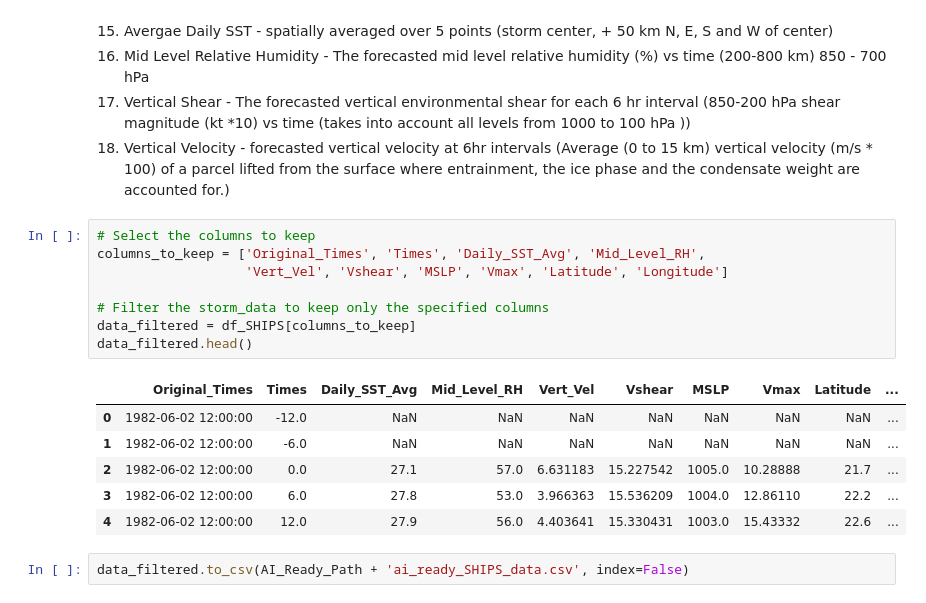
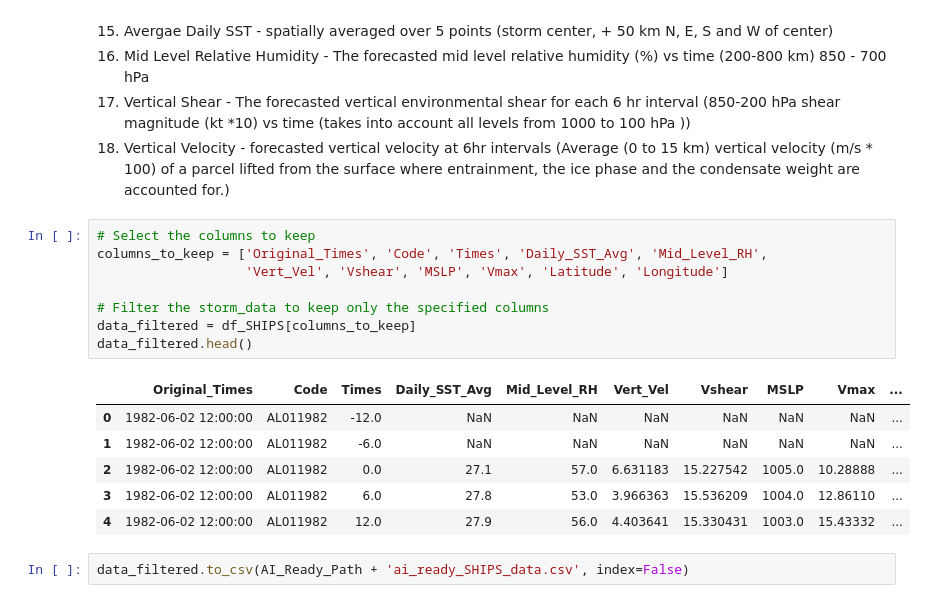
Before and after one commit to UW-MLGEO/MLGEO2024_TC_Tracks_Intensity, a Jupyter notebook: notebooks/Prepare_AI_Ready_Data.ipynb, the cells around one changed output. Drawn from its saved outputs; the diff is of its cells as text.

```diff
--- a/notebooks/Prepare_AI_Ready_Data.ipynb
+++ b/notebooks/Prepare_AI_Ready_Data.ipynb
@@ -44,18 +44,18 @@ The data consist of 18 columns and 318550 rows. The rows are labelled as follows
 18. Vertical Velocity - forecasted vertical velocity at 6hr intervals (Average (0 to 15 km) vertical velocity (m/s * 100) of a parcel lifted from the surface where entrainment, the ice phase and the condensate weight are accounted for.)
 # %%
 # Select the columns to keep
-columns_to_keep = ['Original_Times', 'Times', 'Daily_SST_Avg', 'Mid_Level_RH',
+columns_to_keep = ['Original_Times', 'Code', 'Times', 'Daily_SST_Avg', 'Mid_Level_RH',
                    'Vert_Vel', 'Vshear', 'MSLP', 'Vmax', 'Latitude', 'Longitude']
 
 # Filter the storm_data to keep only the specified columns
 data_filtered = df_SHIPS[columns_to_keep]
 data_filtered.head()
 # %% [output]
-|  | Original_Times | Times | Daily_SST_Avg | Mid_Level_RH | Vert_Vel | Vshear | MSLP | Vmax | Latitude | ... |
-| 0 | 1982-06-02 12:00:00 | -12.0 | NaN | NaN | NaN | NaN | NaN | NaN | NaN | ... |
-| 1 | 1982-06-02 12:00:00 | -6.0 | NaN | NaN | NaN | NaN | NaN | NaN | NaN | ... |
-| 2 | 1982-06-02 12:00:00 | 0.0 | 27.1 | 57.0 | 6.631183 | 15.227542 | 1005.0 | 10.28888 | 21.7 | ... |
-| 3 | 1982-06-02 12:00:00 | 6.0 | 27.8 | 53.0 | 3.966363 | 15.536209 | 1004.0 | 12.86110 | 22.2 | ... |
-| 4 | 1982-06-02 12:00:00 | 12.0 | 27.9 | 56.0 | 4.403641 | 15.330431 | 1003.0 | 15.43332 | 22.6 | ... |
+|  | Original_Times | Code | Times | Daily_SST_Avg | Mid_Level_RH | Vert_Vel | Vshear | MSLP | Vmax | ... |
+| 0 | 1982-06-02 12:00:00 | AL011982 | -12.0 | NaN | NaN | NaN | NaN | NaN | NaN | ... |
+| 1 | 1982-06-02 12:00:00 | AL011982 | -6.0 | NaN | NaN | NaN | NaN | NaN | NaN | ... |
+| 2 | 1982-06-02 12:00:00 | AL011982 | 0.0 | 27.1 | 57.0 | 6.631183 | 15.227542 | 1005.0 | 10.28888 | ... |
+| 3 | 1982-06-02 12:00:00 | AL011982 | 6.0 | 27.8 | 53.0 | 3.966363 | 15.536209 | 1004.0 | 12.86110 | ... |
+| 4 | 1982-06-02 12:00:00 | AL011982 | 12.0 | 27.9 | 56.0 | 4.403641 | 15.330431 | 1003.0 | 15.43332 | ... |
 # %%
 data_filtered.to_csv(AI_Ready_Path + 'ai_ready_SHIPS_data.csv', index=False)
```
Also changed, not shown: 9 other files.
